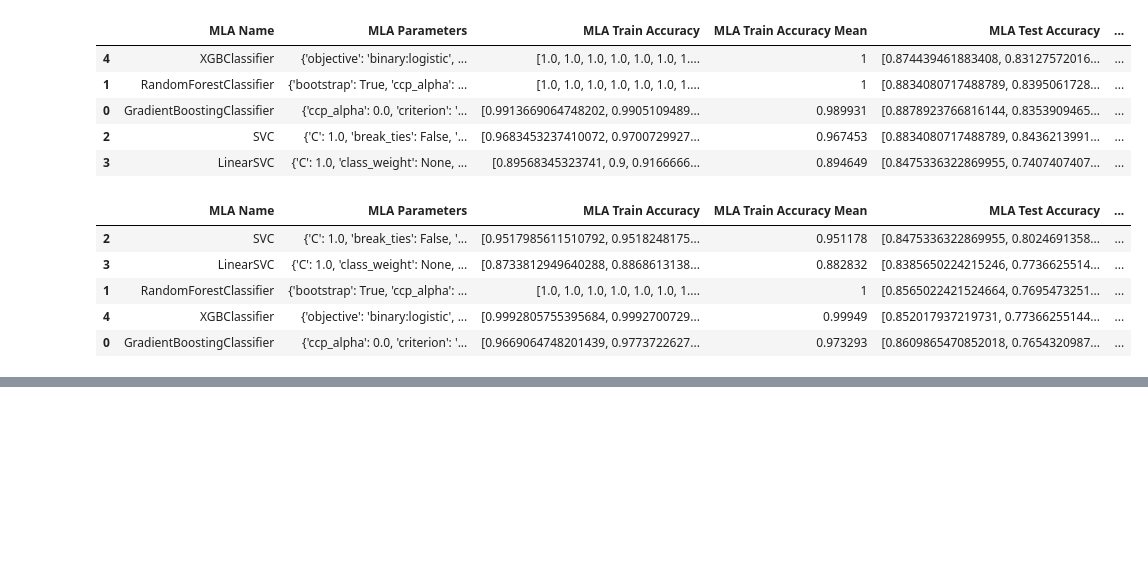
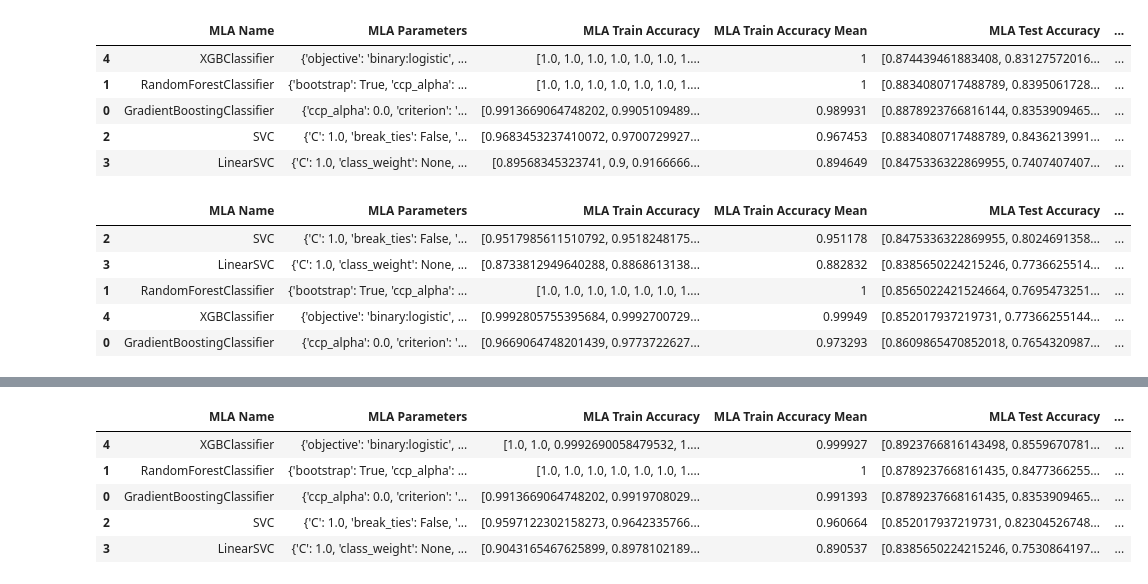
Before and after one commit to akansh12/breath_segmentation, a Jupyter notebook: Exp_3_Wheeze_and_Breathe.ipynb, the cells around one changed output, grey strips where cells are left out. Saved outputs shown, nothing was run; the diff lists cells and outputs as text; code cells hidden in the pictures; blank space fills up the shorter version.

```diff
--- a/Exp_3_Wheeze_and_Breathe.ipynb
+++ b/Exp_3_Wheeze_and_Breathe.ipynb
@@ -464,3 +448,12 @@ MLA_wheeze_0
+# %%
+MLA_wheeze_20
+# %% [output]
+|  | MLA Name | MLA Parameters | MLA Train Accuracy | MLA Train Accuracy Mean | MLA Test Accuracy | ... |
+| 4 | XGBClassifier | {'objective': 'binary:logistic', ... | [1.0, 1.0, 0.9992690058479532, 1.... | 0.999927 | [0.8923766816143498, 0.8559670781... | ... |
+| 1 | RandomForestClassifier | {'bootstrap': True, 'ccp_alpha': ... | [1.0, 1.0, 1.0, 1.0, 1.0, 1.0, 1.... | 1 | [0.8789237668161435, 0.8477366255... | ... |
+| 0 | GradientBoostingClassifier | {'ccp_alpha': 0.0, 'criterion': '... | [0.9913669064748202, 0.9919708029... | 0.991393 | [0.8789237668161435, 0.8353909465... | ... |
+| 2 | SVC | {'C': 1.0, 'break_ties': False, '... | [0.9597122302158273, 0.9642335766... | 0.960664 | [0.852017937219731, 0.82304526748... | ... |
+| 3 | LinearSVC | {'C': 1.0, 'class_weight': None, ... | [0.9043165467625899, 0.8978102189... | 0.890537 | [0.8385650224215246, 0.7530864197... | ... |
 # %%
 MLA_wheeze_25
 # %% [output]
```
Also changed, not shown: parts of 57 cells of this notebook, 21 other files.
